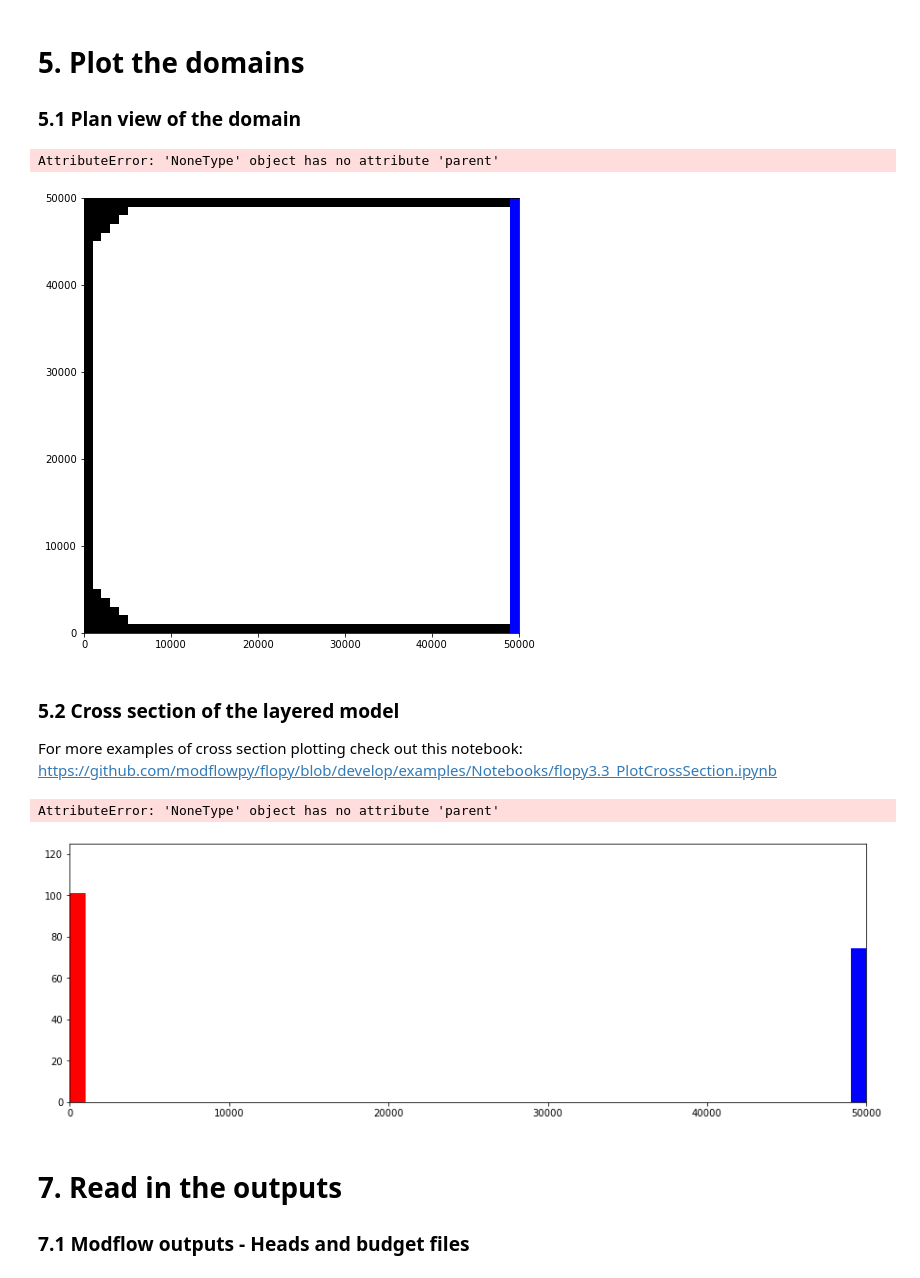
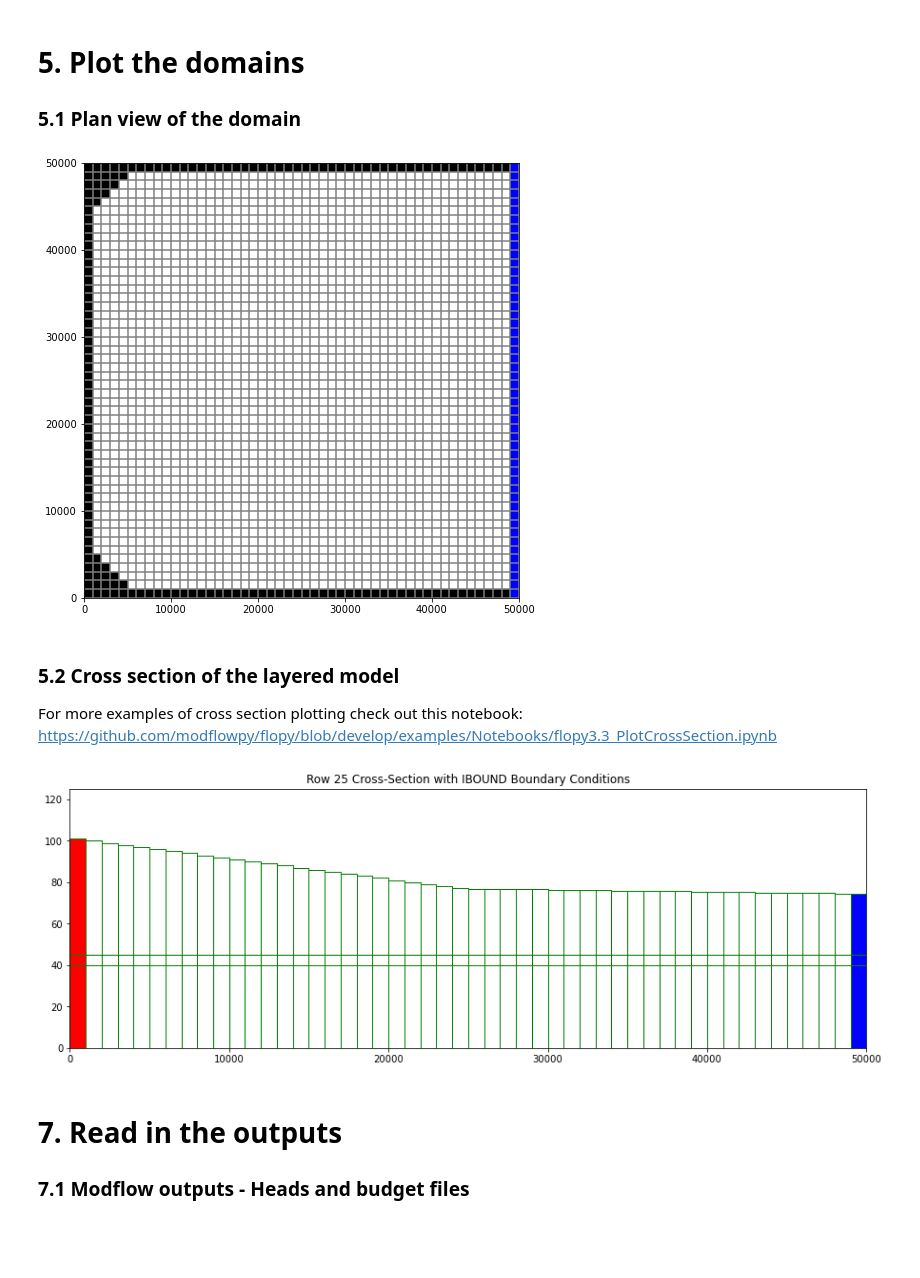
Before and after one commit to GW-modelling-Spring2022/homework-justinheadley, a Jupyter notebook: Working/HW12_WatershedModel/starter_code/Layered.ipynb, the cells around one changed output. Drawn from its saved outputs; the diff is of its cells as text; code cells hidden in the pictures; blank space fills up the shorter version.

```diff
--- a/Working/HW12_WatershedModel/starter_code/Layered.ipynb
+++ b/Working/HW12_WatershedModel/starter_code/Layered.ipynb
@@ -222,26 +222,24 @@ fig = plt.figure(figsize=(8, 8))
 ax = fig.add_subplot(1, 1, 1, aspect='equal')
 mapview = flopy.plot.PlotMapView(model=m3)
 ibound = mapview.plot_ibound()
-wel = mapview.plot_bc("WEL")
+#wel = mapview.plot_bc("WEL")
 linecollection = mapview.plot_grid()
 # %% [output]
-AttributeError: 'NoneType' object has no attribute 'parent'
-[figure, old version]
+[figure, new version]
 # %% [markdown]
 ### 5.2 Cross section of the layered model
 For more examples of cross section plotting check out this notebook: https://github.com/modflowpy/flopy/blob/develop/examples/Notebooks/flopy3.3_PlotCrossSection.ipynb
 # %%
 fig = plt.figure(figsize=(15, 5))
 ax = fig.add_subplot(1, 1, 1)
 
 xsect = flopy.plot.PlotCrossSection(model=m3, line={'row': 24}) #note use the key 'column' if you want to plot a column instead
 patches = xsect.plot_ibound(color_noflow='red', color_ch='blue')
-patches = xsect.plot_bc('WEL', color='red')
+#patches = xsect.plot_bc('WEL', color='red')
 linecollection = xsect.plot_grid(color='green')
 t = ax.set_title('Row 25 Cross-Section with IBOUND Boundary Conditions')
 # %% [output]
-AttributeError: 'NoneType' object has no attribute 'parent'
-[figure, old version]
+[figure, new version]
 # %% [markdown]
 # 7. Read in the outputs
 
```
Also changed, not shown: parts of 6 cells of this notebook, 2 other files.
